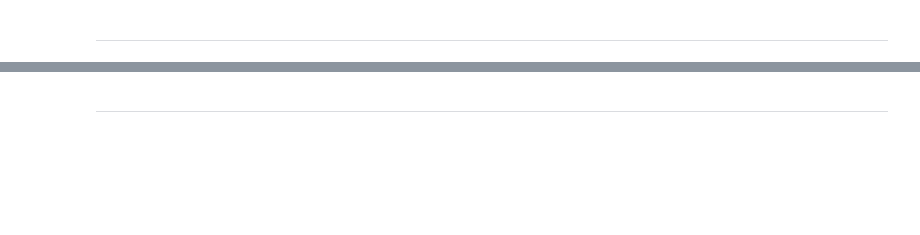
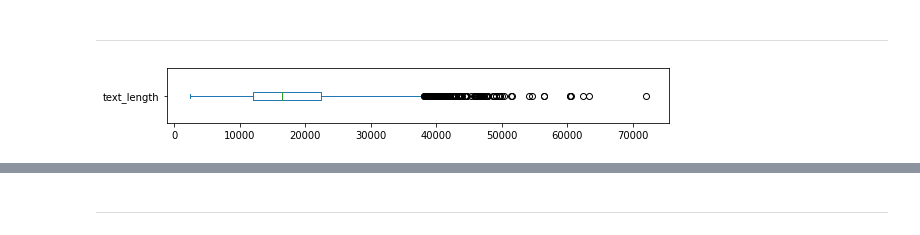
Before and after one commit to shane-kercheval/nlp-template, a Jupyter notebook: source/executables/text_eda.ipynb, the cells around one changed output, grey strips where cells are left out. Drawn from its saved outputs; the diff is of its cells as text; code cells hidden in the pictures; blank space fills up the shorter version.

```diff
--- a/source/executables/text_eda.ipynb
+++ b/source/executables/text_eda.ipynb
@@ -37,4 +42,4 @@ This section provides a basic exploration of the text and dataset.
 # %%
 with Timer("Loading Data"):
     path = os.path.join(get_project_directory(), 'artifacts/data/processed/un-general-debates-blueprint.pkl')
-    un_debates = pd.read_pickle(path)
+    df = pd.read_pickle(path)
@@ -55,2 +103,6 @@ count_tokens(un_debates['tokens']).head(20)
 # %% [markdown]
 ---
+# %%
+df['text_length'].plot(kind='box', vert=False, figsize=(9, 1));
+# %% [output]
+[figure, added]
```
Also changed, not shown: parts of 11 cells of this notebook.
